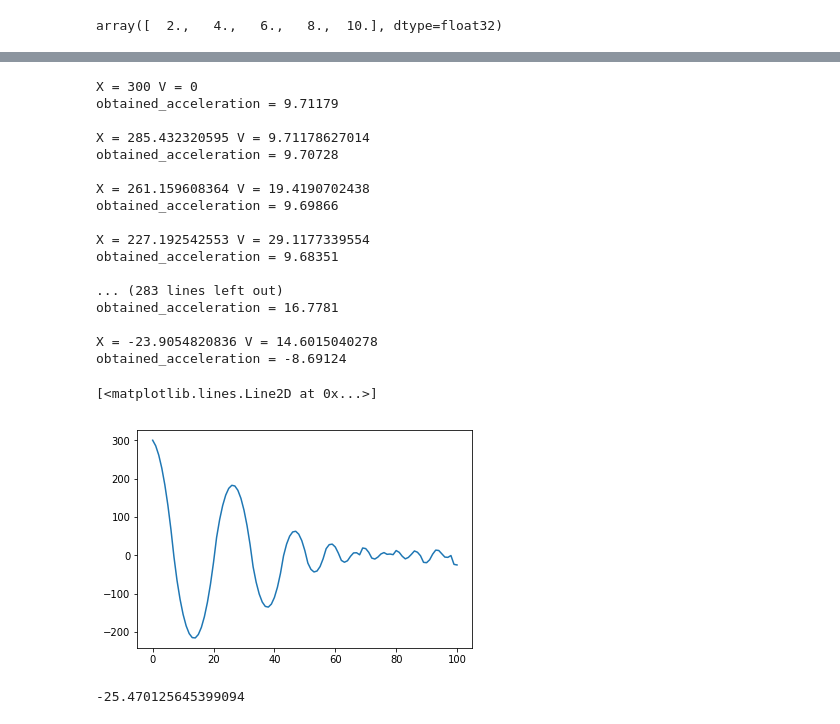
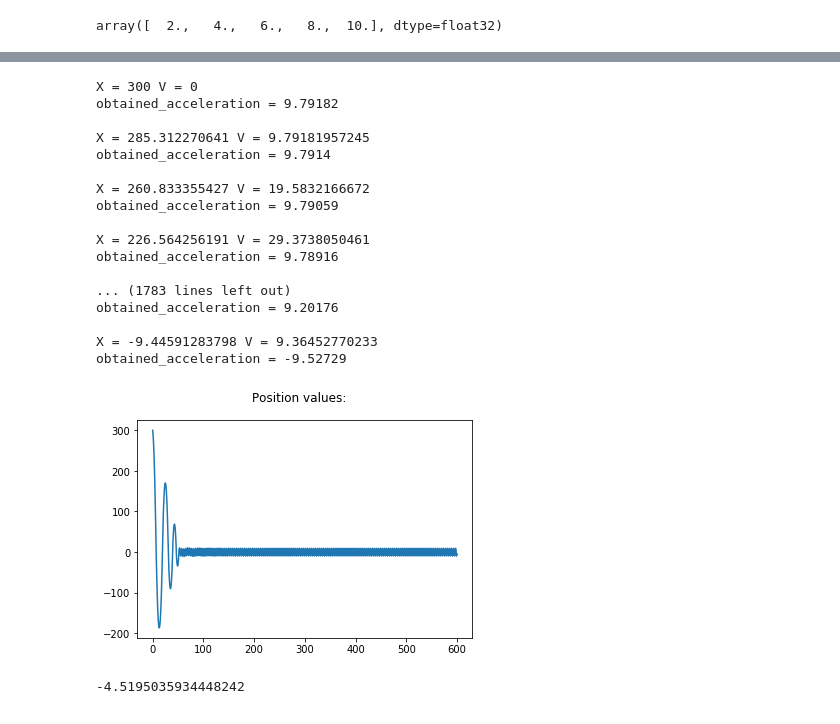
Before and after one commit to akanimax/my-deity, a Jupyter notebook: Scripts/IDEA_2/Testing the update rules on y = x^2 terrain.ipynb, the cells around one changed output, grey strips where cells are left out. Cells and saved outputs as stored; diff of their text form; code cells hidden in the pictures.

```diff
--- a/Scripts/IDEA_2/Testing the update rules on y = x^2 terrain.ipynb
+++ b/Scripts/IDEA_2/Testing the update rules on y = x^2 terrain.ipynb
@@ -6,7 +6,7 @@ import matplotlib.pyplot as plt
 # %%
 tf.reset_default_graph()
 # %%
-x = tf.placeholder(tf.float32)
+x = tf.placeholder(tf.float32, shape=(None))
 y = tf.square(x)
 # %%
 y
@@ -34,7 +34,7 @@ dy_dx.eval(feed_dict={x: [1, 2, 3, 4, 5]})
 # %% [output]
 array([  2.,   4.,   6.,   8.,  10.], dtype=float32)
 # %%
-g = 9.8; mu = 5.4
+g = 9.8; mu = 0.5
 # %%
 acceleration = (g * (dy_dx + (-tf.sign(dy_dx) * mu))) / tf.sqrt(1 + tf.square(dy_dx))
 # %%
@@ -48,41 +50,41 @@ start_position = 300
 # %%
 position = start_position; velocity = 0 # initial velocity is 0
-y_values = [position]
+x_values, y_values = [position], []
 
-for _ in range(100):
+for _ in range(600):
     print "X = " + str(position) + " V = " + str(velocity)
-    a = acceleration.eval(feed_dict={x: position})
+    y_value, a = sess.run((y, acceleration), feed_dict={x: position})
     print "obtained_acceleration = " + str(a) + "\n"
 
     # now update the velocity and the position
     velocity = velocity + a
     position = position - (velocity + (a / 2))
 
-    y_values.append(position)
+    x_values.append(position); y_values.append(y_value)
 # %% [output]
 X = 300 V = 0
-obtained_acceleration = 9.71179
+obtained_acceleration = 9.79182
 
-X = 285.432320595 V = 9.71178627014
-obtained_acceleration = 9.70728
+X = 285.312270641 V = 9.79181957245
+obtained_acceleration = 9.7914
 
-X = 261.159608364 V = 19.4190702438
-obtained_acceleration = 9.69866
+X = 260.833355427 V = 19.5832166672
+obtained_acceleration = 9.79059
 
-X = 227.192542553 V = 29.1177339554
-obtained_acceleration = 9.68351
+X = 226.564256191 V = 29.3738050461
+obtained_acceleration = 9.78916
 
-... (283 lines left out)
-obtained_acceleration = 16.7781
+... (1783 lines left out)
+obtained_acceleration = 9.20176
 
-X = -23.9054820836 V = 14.6015040278
-obtained_acceleration = -8.69124
+X = -9.44591283798 V = 9.36452770233
+obtained_acceleration = -9.52729
-# %%
-plt.plot(y_values)
-# %% [output]
-[<matplotlib.lines.Line2D at 0x...>]
-[figure, removed]
+# %%
+plt.figure().suptitle("Position values:")
+plt.plot(x_values);
+# %% [output]
+[figure, added]
 # %%
 position
 # %% [output]
--25.470125645399094
+-4.5195035934448242
```
Also changed, not shown: parts of 25 cells of this notebook, 2 other files.
